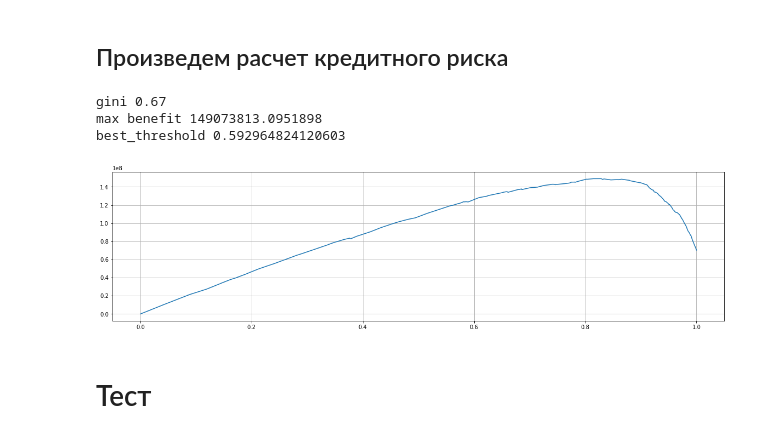
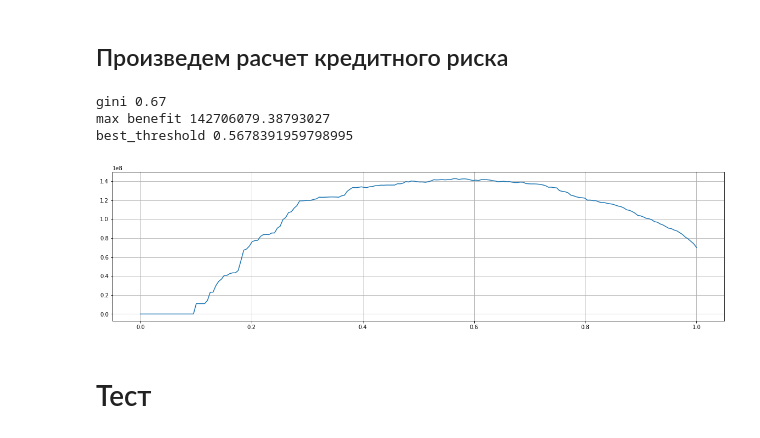
Before and after one commit to Stuksus/Credit_scoring_model, a Jupyter notebook: main.ipynb, the cells around one changed output. Cells and saved outputs as stored; diff of their text form; code cells hidden in the pictures.

```diff
--- a/main.ipynb
+++ b/main.ipynb
@@ -253,24 +251,19 @@ def gen_debt(mu,sigma,return_count,total_count):
     return debt
 def benefit_plot(design_matrix,target,
                  proba,thr_counts,debt_for_target,
-                 e_fp,e_fn,r=0.05,lgd= 0.2):
+                 r=0.05,lgd= 0.2):
     """
 
     """
-#     S = 1000
+
 
     thr = np.linspace(0,1,thr_counts)
     plt.subplots(figsize = (20,5))
-#     max_val = []
+
     benefit = []
     c_acceptance_rate = []
     for t in thr:
-#         CM = confusion_matrix(target,(proba>t)*1.)
         c_acceptance_rate += [(len(proba) - np.sum((proba>t)*1.))/len(proba)]
-#         FP = CM[0][1]
-#         FN = CM[1][0]
-#         TN = CM[0][0]
-
         TN_sum = 0
         FN_sum = 0
         for y,prob,debt in zip(target,proba,debt_for_target):
@@ -290,7 +283,7 @@ def benefit_plot(design_matrix,target,
     print('max benefit',max_benefit_params[0])
     print('best_threshold',max_benefit_params[1])
     benefit_for_plot = [x[0] for x in benefit]
-    plt.plot(c_acceptance_rate,benefit_for_plot)
+    plt.plot(thr,benefit_for_plot)
     plt.plot(c_acceptance_rate[np.argmax(benefit_for_plot)],
             np.max(benefit_for_plot))
     plt.grid()
@@ -298,6 +291,12 @@ def benefit_plot(design_matrix,target,
 
 def get_gini(target,proba):
     return 2 * roc_auc_score(target,proba) - 1
+
+def get_TR(target):
+    return sum(target)/target.shape[0]
+
+def target_rate_test(fact_target,pred_target):
+    return abs(get_TR(fact_target) - get_TR(pred_target))/get_TR(fact_target)
 # %% [markdown]
 # Загрузка данных
 # %% [markdown]
@@ -1502,3 +1556,6 @@ target_valid.value_counts()
 0    9654
 1     684
 Name: serious_loan, dtype: int64
+# %%
+log_preds_test = search.predict(design_test)
+log_preds_test_proba = search.predict_proba(design_test)
@@ -1505,14 +1568,13 @@ Name: serious_loan, dtype: int64
 # %% [markdown]
 ## Произведем расчет кредитного риска
 # %%
-benefit_plot(design_valid,target_valid,
-             log_prob_preds[:,1],200,debt_test,
-             e_fp,e_fn,lgd=0.5)
+benefit_plot(design_test,target_test,
+             log_preds_test_proba[:,1],200,debt_test,lgd=0.5)
 # %% [output]
 gini 0.67
-max benefit 149073813.0951898
-best_threshold 0.592964824120603
+max benefit 142706079.38793027
+best_threshold 0.5678391959798995
-[figure, old version]
+[figure, new version]
 # %%
 # for lab in design_train.columns:
 #     # Create the data that we will plot
```
Also changed, not shown: parts of 38 cells of this notebook.
